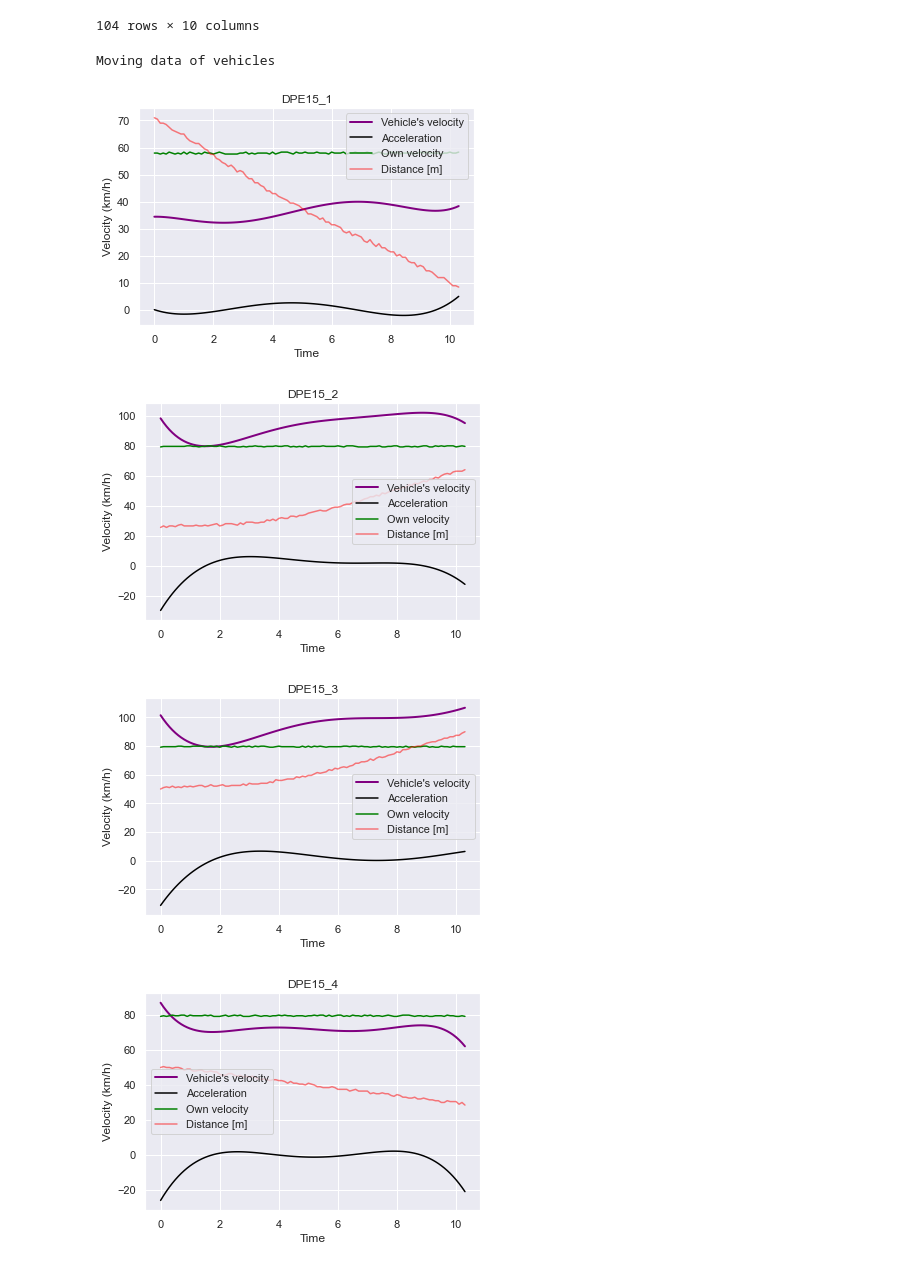
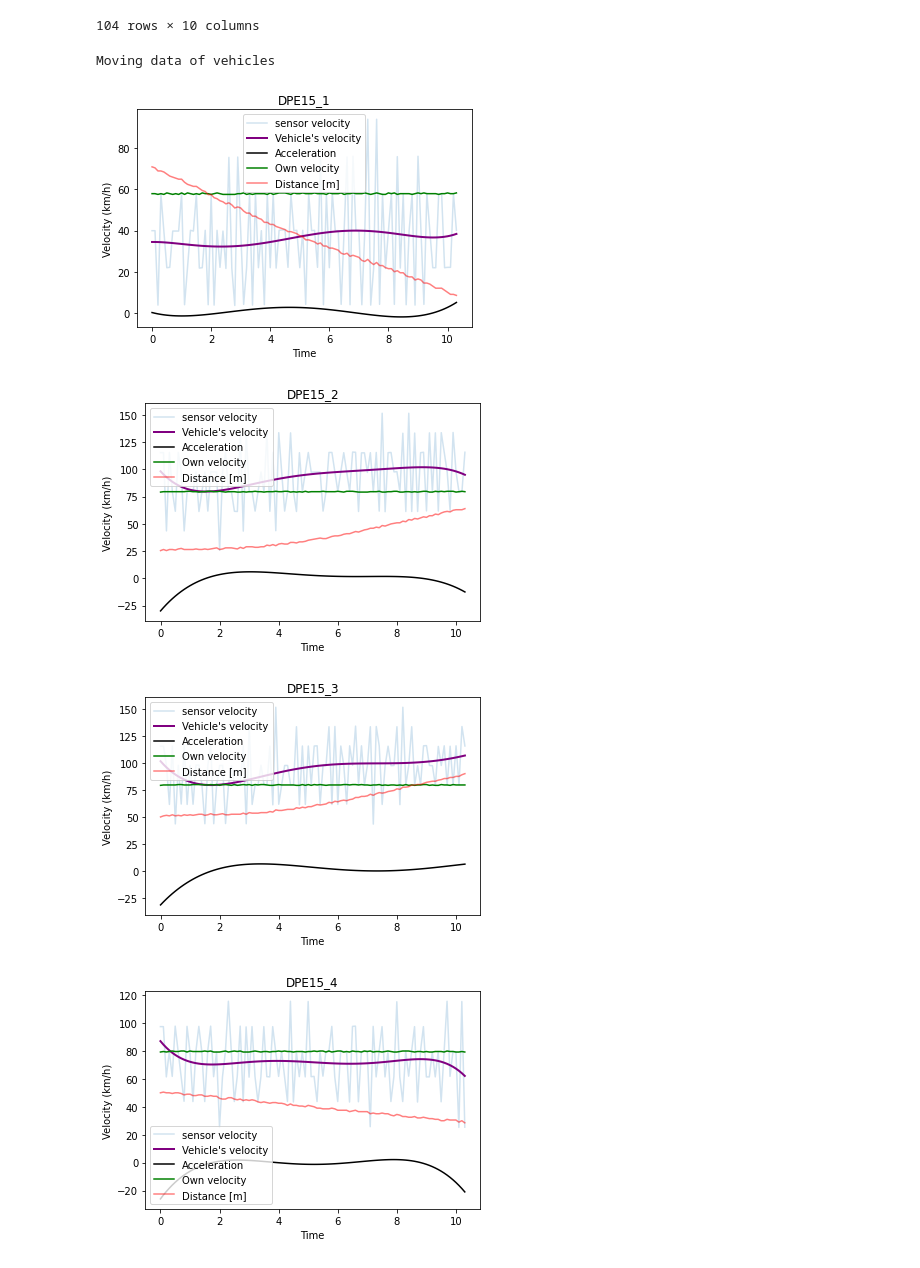
Before and after one commit to JanTSV/Evidenztheorie, a Jupyter notebook: main.ipynb, the cells around one changed output. Saved outputs shown, nothing was run; the diff lists cells and outputs as text; code cells hidden in the pictures.

```diff
--- a/main.ipynb
+++ b/main.ipynb
@@ -36,8 +36,6 @@ from IPython.display import display
 
 from python_evidence.dempster_handler import DempsterHandler, Measure
 from utils import load_data, change_data, get_velocity, get_acceleration, save_data_dict, get_dimensions
-import seaborn as sns
-sns.set()
 # %% [markdown]
 # Schritt 1: Daten einlesen und explorieren
 
@@ -155,35 +153,35 @@ for path, df in data_dict.items():
     plt.ylabel("Velocity (km/h)")
     plt.xlabel("Time")
     velocity_key = "v(km/h)"
 
     # Real plots
-    #plt.plot(df["t"], df[velocity_key])
+    plt.plot(df["t"], df[velocity_key], alpha=0.2, label="sensor velocity")
 
     degree_of_graph = 5
     # optimize calculated velocity, as it is scattered
     velocity_model = np.poly1d(np.polyfit(df["t"], df[velocity_key], degree_of_graph))
     # plot optimized velocity
     plt.plot(df["t"], velocity_model(df["t"]), linewidth=2, color="purple", label="Vehicle's velocity")
 
     df["v(km/h) polyfit"] = velocity_model(df["t"])
 
     # call method which extends data frame by the acceleration
     get_acceleration(df, velocity_model)
     # plot acceleration
     plt.plot(df["t"], df["a(km/h^2)"], color="black", label="Acceleration")
 
     # plot the velocity of the data recording vehicle
     plt.plot(df["t"], df["Eigengeschwindigkeit(m/s)"]  * 3.6, color="green", label="Own velocity")
 
     plt.plot(df["t"], df["Abstand(m)"], color="red", alpha=0.5, label="Distance [m]")
     plt.legend()
     plt.show()
 
 # Save data in dictionary for further calculations
 save_data_dict(data_dict, Path("updated_data"))
 # %% [output]
 Moving data of vehicles
-[figure, old version]
+[figure, new version]
-[figure, old version]
+[figure, new version]
-[figure, old version]
+[figure, new version]
-[figure, old version]
+[figure, new version]
```
Also changed, not shown: parts of 3 cells of this notebook.
